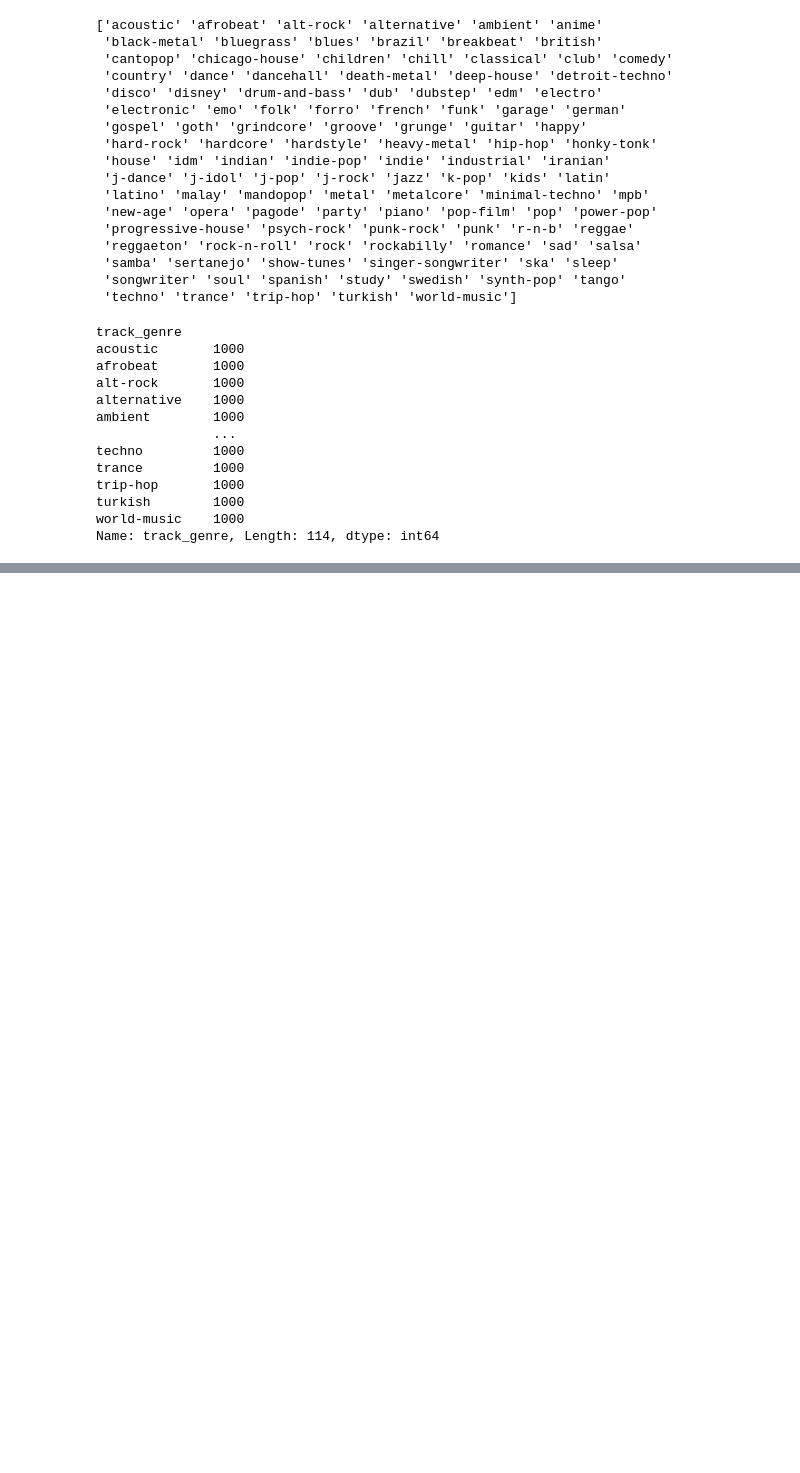
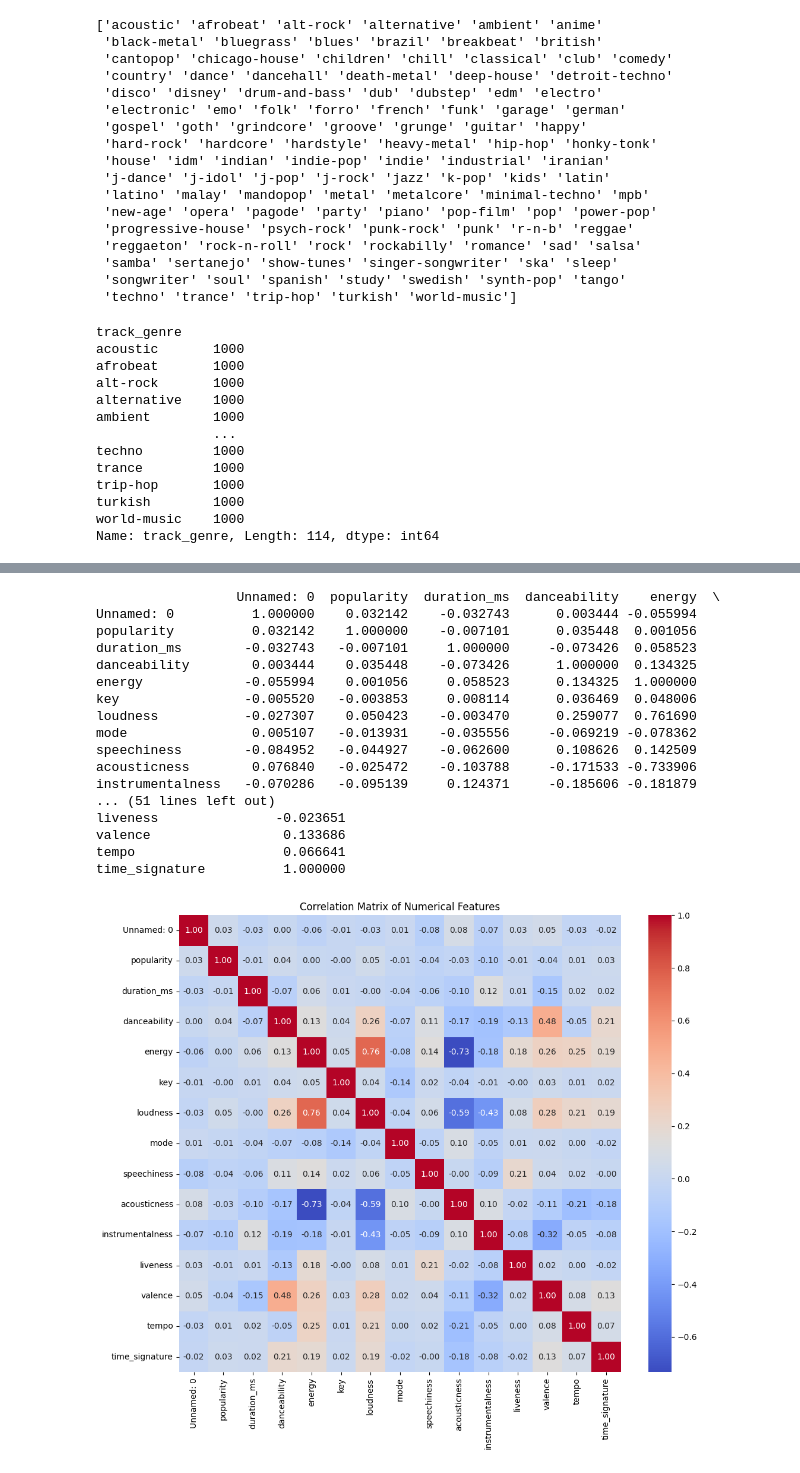
Before and after one commit to shikharkohli/iitdDSML-spotify, a Jupyter notebook: spotify_EDA.ipynb, the cells around one changed output, grey strips where cells are left out. Saved outputs shown, nothing was run; the diff lists cells and outputs as text; code cells hidden in the pictures; blank space fills up the shorter version.

```diff
--- a/spotify_EDA.ipynb
+++ b/spotify_EDA.ipynb
@@ -102,0 +126,34 @@ Name: track_genre, Length: 114, dtype: int64
+# %%
+# Select only numerical columns for correlation analysis
+numerical_df = df.select_dtypes(include=['number'])
+
+# Calculate the correlation matrix
+correlation_matrix = numerical_df.corr()
+
+# Display the correlation matrix
+print(correlation_matrix)
+
+# Visualize the correlation matrix using a heatmap
+plt.figure(figsize=(12, 10))
+sns.heatmap(correlation_matrix, annot=True, cmap='coolwarm', fmt=".2f")
+plt.title('Correlation Matrix of Numerical Features')
+plt.show()
+# %% [output]
+                  Unnamed: 0  popularity  duration_ms  danceability    energy  \
+Unnamed: 0          1.000000    0.032142    -0.032743      0.003444 -0.055994
+popularity          0.032142    1.000000    -0.007101      0.035448  0.001056
+duration_ms        -0.032743   -0.007101     1.000000     -0.073426  0.058523
+danceability        0.003444    0.035448    -0.073426      1.000000  0.134325
+energy             -0.055994    0.001056     0.058523      0.134325  1.000000
+key                -0.005520   -0.003853     0.008114      0.036469  0.048006
+loudness           -0.027307    0.050423    -0.003470      0.259077  0.761690
+mode                0.005107   -0.013931    -0.035556     -0.069219 -0.078362
+speechiness        -0.084952   -0.044927    -0.062600      0.108626  0.142509
+acousticness        0.076840   -0.025472    -0.103788     -0.171533 -0.733906
+instrumentalness   -0.070286   -0.095139     0.124371     -0.185606 -0.181879
+... (51 lines left out)
+liveness               -0.023651
+valence                 0.133686
+tempo                   0.066641
+time_signature          1.000000
+[figure, added]
```
Also changed, not shown: parts of 7 cells of this notebook.
